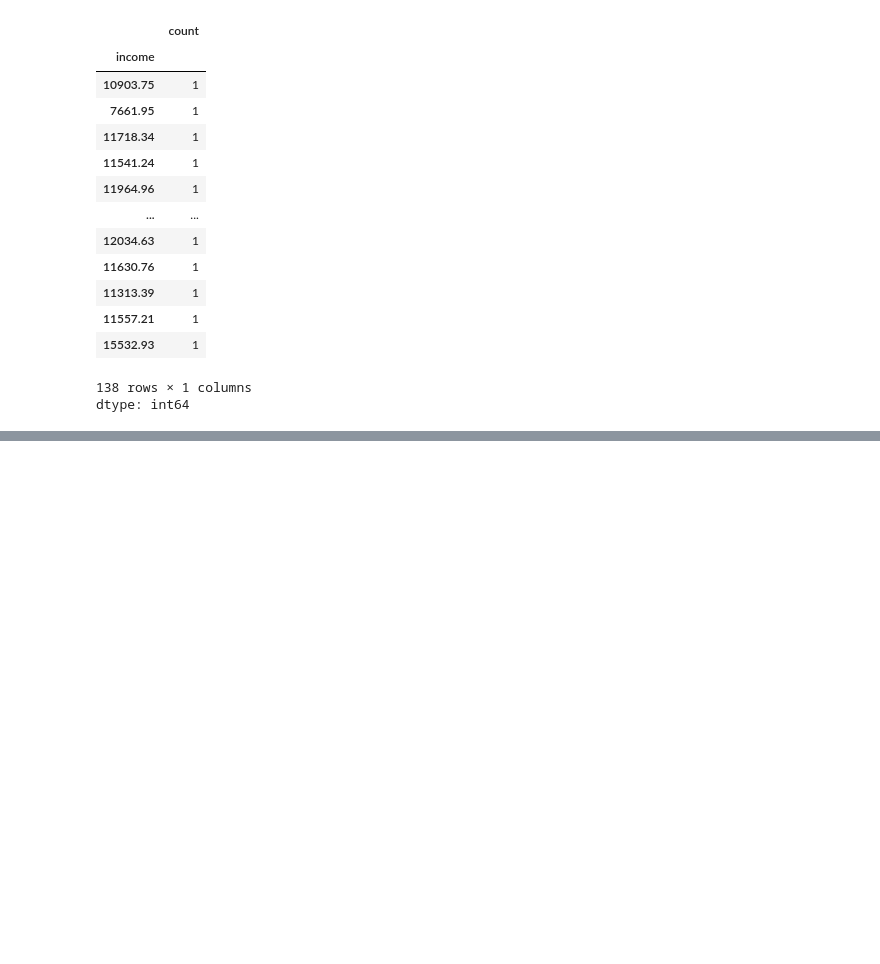
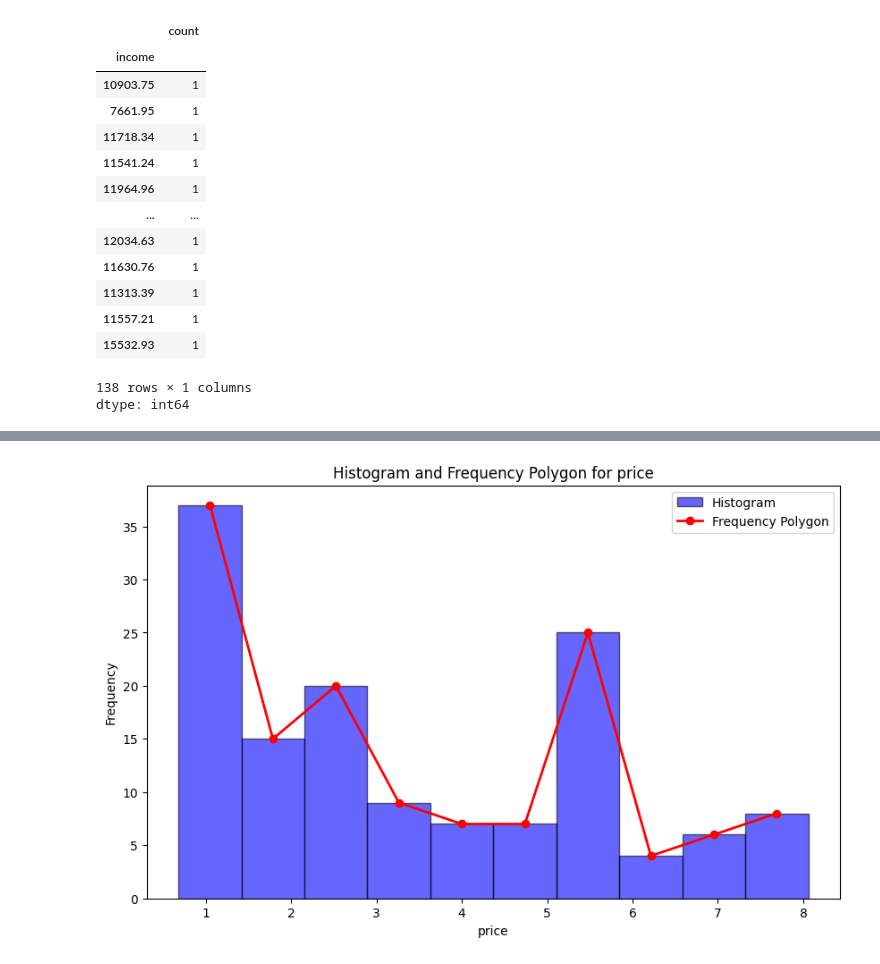
Before and after one commit to Manavgupta1612/EDA, a Jupyter notebook: DA.ipynb, the cells around one changed output, grey strips where cells are left out. Drawn from its saved outputs; the diff is of its cells as text; code cells hidden in the pictures; blank space fills up the shorter version.

```diff
--- a/DA.ipynb
+++ b/DA.ipynb
@@ -908,0 +990,26 @@ dtype: int64
+# %%
+#Histograms and Frequency polygon for price
+
+# Data for price
+price_data = data['price']
+
+# Create a histogram
+plt.figure(figsize=(10, 6))
+counts, bin_edges, _ = plt.hist(price_data, bins=10, color='blue', edgecolor='black', alpha=0.6, label='Histogram')
+
+# Calculate the midpoints of the bins for the frequency polygon
+bin_midpoints = (bin_edges[:-1] + bin_edges[1:]) / 2
+
+# Plot frequency polygon
+plt.plot(bin_midpoints, counts, color='red', marker='o', linestyle='-', lw=2, label='Frequency Polygon')
+
+# Adding labels and title
+plt.title('Histogram and Frequency Polygon for price')
+plt.xlabel('price')
+plt.ylabel('Frequency')
+plt.legend()
+
+# Show the plot
+plt.show()
+# %% [output]
+[figure, added]
```
Also changed, not shown: parts of 41 cells of this notebook.
